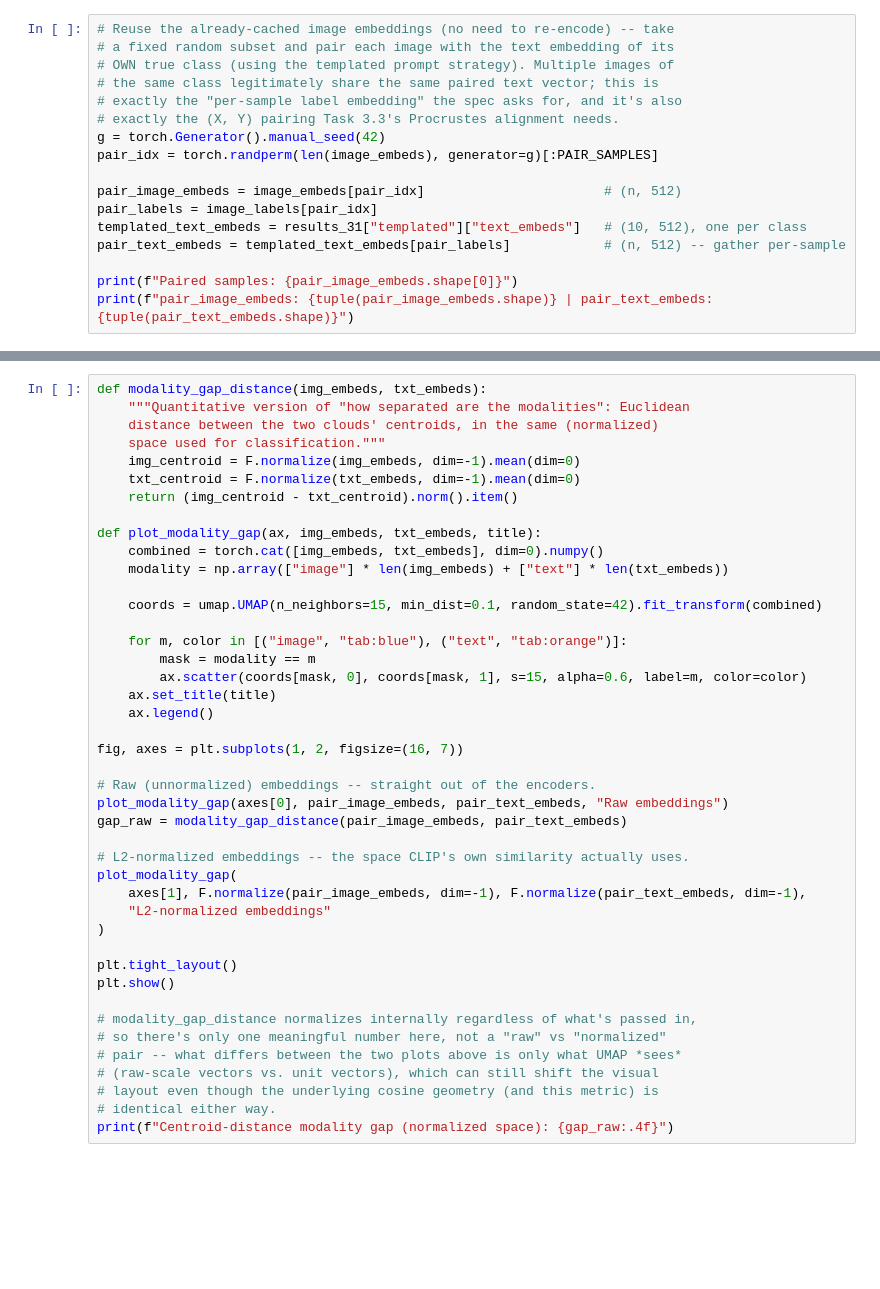
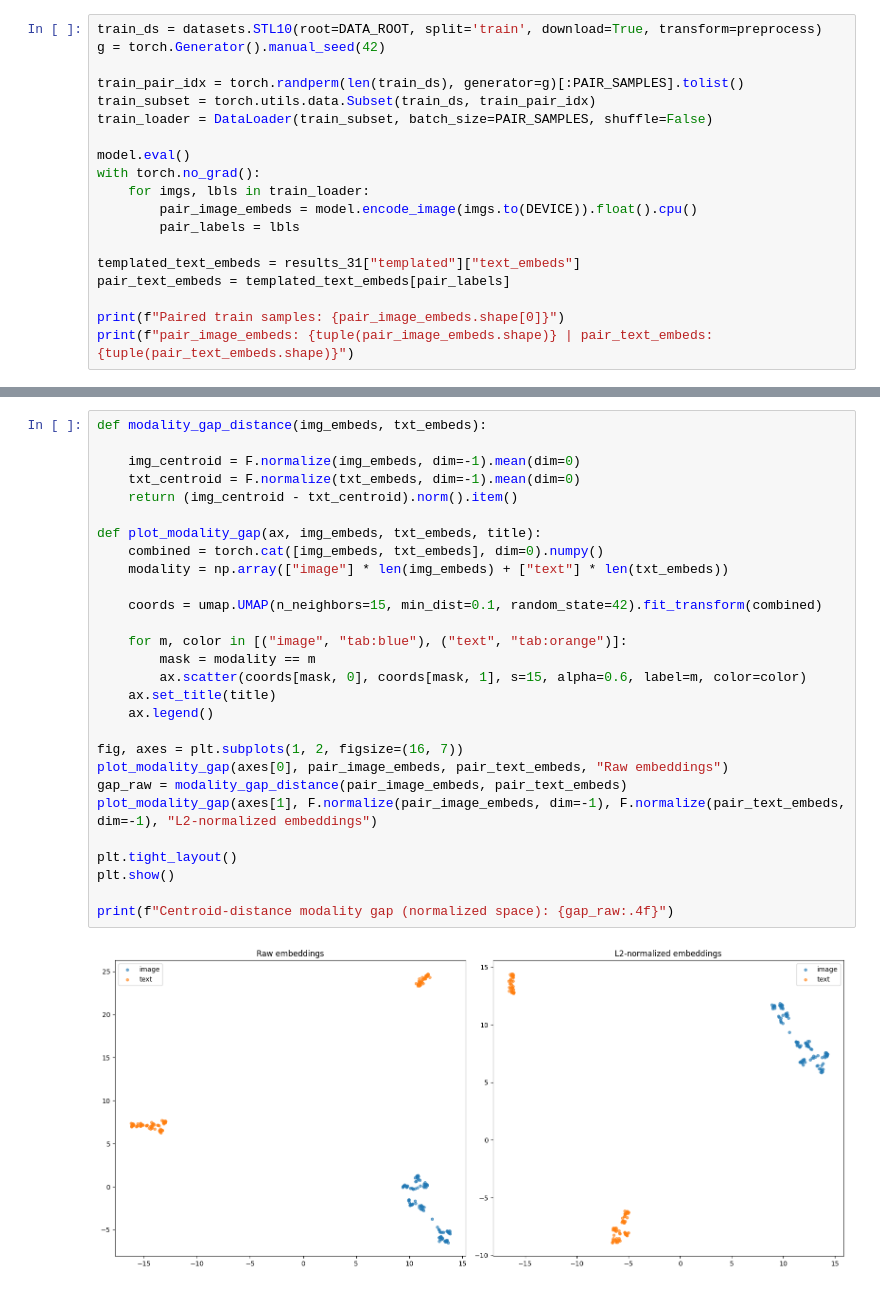
Before and after one commit to rana-taqveem/atml_internal, a Jupyter notebook: report_pa0/notebooks/clip.ipynb, the cells around one changed output, grey strips where cells are left out. Saved outputs shown, nothing was run; the diff lists cells and outputs as text; blank space fills up the shorter version.

```diff
--- a/report_pa0/notebooks/clip.ipynb
+++ b/report_pa0/notebooks/clip.ipynb
@@ -310,17 +220,19 @@ tractable MI proxy in the first place.
 # %%
-# Reuse the already-cached image embeddings (no need to re-encode) -- take
-# a fixed random subset and pair each image with the text embedding of its
-# OWN true class (using the templated prompt strategy). Multiple images of
-# the same class legitimately share the same paired text vector; this is
-# exactly the "per-sample label embedding" the spec asks for, and it's also
-# exactly the (X, Y) pairing Task 3.3's Procrustes alignment needs.
+train_ds = datasets.STL10(root=DATA_ROOT, split='train', download=True, transform=preprocess)
 g = torch.Generator().manual_seed(42)
-pair_idx = torch.randperm(len(image_embeds), generator=g)[:PAIR_SAMPLES]
 
-pair_image_embeds = image_embeds[pair_idx]                       # (n, 512)
-pair_labels = image_labels[pair_idx]
-templated_text_embeds = results_31["templated"]["text_embeds"]   # (10, 512), one per class
-pair_text_embeds = templated_text_embeds[pair_labels]            # (n, 512) -- gather per-sample
+train_pair_idx = torch.randperm(len(train_ds), generator=g)[:PAIR_SAMPLES].tolist()
+train_subset = torch.utils.data.Subset(train_ds, train_pair_idx)
+train_loader = DataLoader(train_subset, batch_size=PAIR_SAMPLES, shuffle=False)
 
-print(f"Paired samples: {pair_image_embeds.shape[0]}")
+model.eval()
+with torch.no_grad():
+    for imgs, lbls in train_loader:
+        pair_image_embeds = model.encode_image(imgs.to(DEVICE)).float().cpu()
+        pair_labels = lbls
+
+templated_text_embeds = results_31["templated"]["text_embeds"]
+pair_text_embeds = templated_text_embeds[pair_labels]
+
+print(f"Paired train samples: {pair_image_embeds.shape[0]}")
 print(f"pair_image_embeds: {tuple(pair_image_embeds.shape)} | pair_text_embeds: {tuple(pair_text_embeds.shape)}")
@@ -327,43 +242,30 @@ print(f"pair_image_embeds: {tuple(pair_image_embeds.shape)} | pair_text_embeds:
 # %%
 def modality_gap_distance(img_embeds, txt_embeds):
-    """Quantitative version of "how separated are the modalities": Euclidean
-    distance between the two clouds' centroids, in the same (normalized)
-    space used for classification."""
+
     img_centroid = F.normalize(img_embeds, dim=-1).mean(dim=0)
     txt_centroid = F.normalize(txt_embeds, dim=-1).mean(dim=0)
     return (img_centroid - txt_centroid).norm().item()
 
 def plot_modality_gap(ax, img_embeds, txt_embeds, title):
     combined = torch.cat([img_embeds, txt_embeds], dim=0).numpy()
     modality = np.array(["image"] * len(img_embeds) + ["text"] * len(txt_embeds))
 
     coords = umap.UMAP(n_neighbors=15, min_dist=0.1, random_state=42).fit_transform(combined)
 
     for m, color in [("image", "tab:blue"), ("text", "tab:orange")]:
         mask = modality == m
         ax.scatter(coords[mask, 0], coords[mask, 1], s=15, alpha=0.6, label=m, color=color)
     ax.set_title(title)
     ax.legend()
 
 fig, axes = plt.subplots(1, 2, figsize=(16, 7))
-
-# Raw (unnormalized) embeddings -- straight out of the encoders.
 plot_modality_gap(axes[0], pair_image_embeds, pair_text_embeds, "Raw embeddings")
 gap_raw = modality_gap_distance(pair_image_embeds, pair_text_embeds)
-
-# L2-normalized embeddings -- the space CLIP's own similarity actually uses.
-plot_modality_gap(
-    axes[1], F.normalize(pair_image_embeds, dim=-1), F.normalize(pair_text_embeds, dim=-1),
-    "L2-normalized embeddings"
-)
+plot_modality_gap(axes[1], F.normalize(pair_image_embeds, dim=-1), F.normalize(pair_text_embeds, dim=-1), "L2-normalized embeddings")
 
 plt.tight_layout()
 plt.show()
 
-# modality_gap_distance normalizes internally regardless of what's passed in,
-# so there's only one meaningful number here, not a "raw" vs "normalized"
-# pair -- what differs between the two plots above is only what UMAP *sees*
-# (raw-scale vectors vs. unit vectors), which can still shift the visual
-# layout even though the underlying cosine geometry (and this metric) is
-# identical either way.
 print(f"Centroid-distance modality gap (normalized space): {gap_raw:.4f}")
+# %% [output]
+[figure, added]
```
Also changed, not shown: parts of 19 cells of this notebook, 8 other files.
